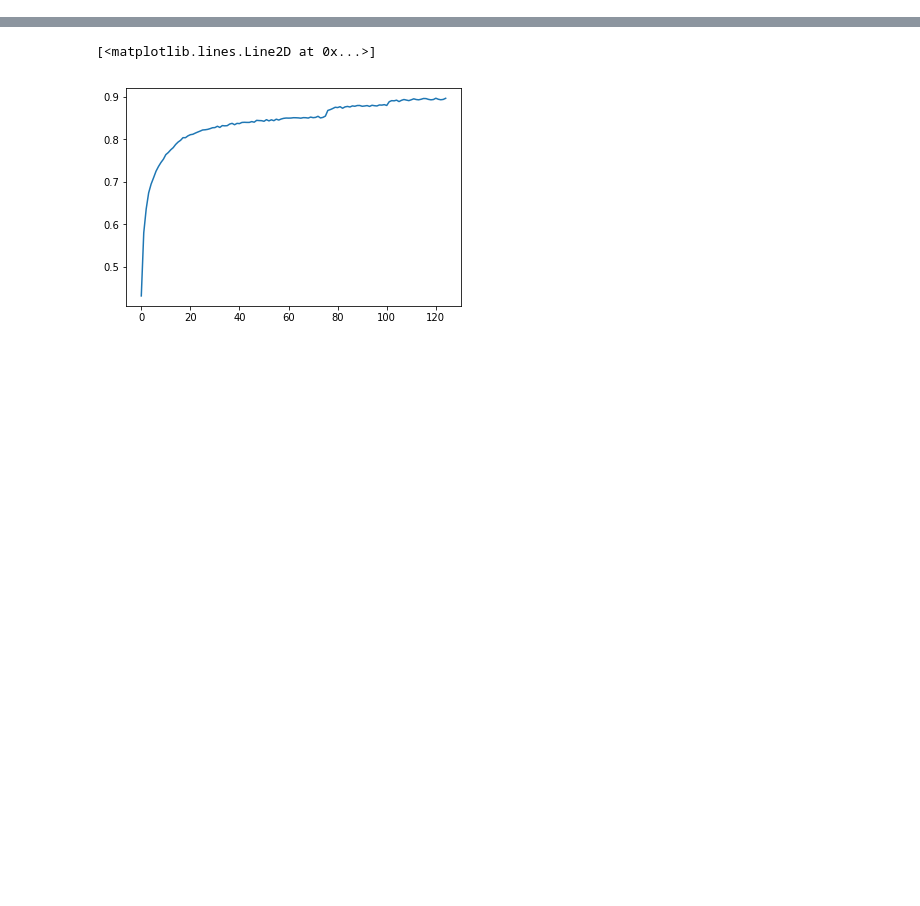
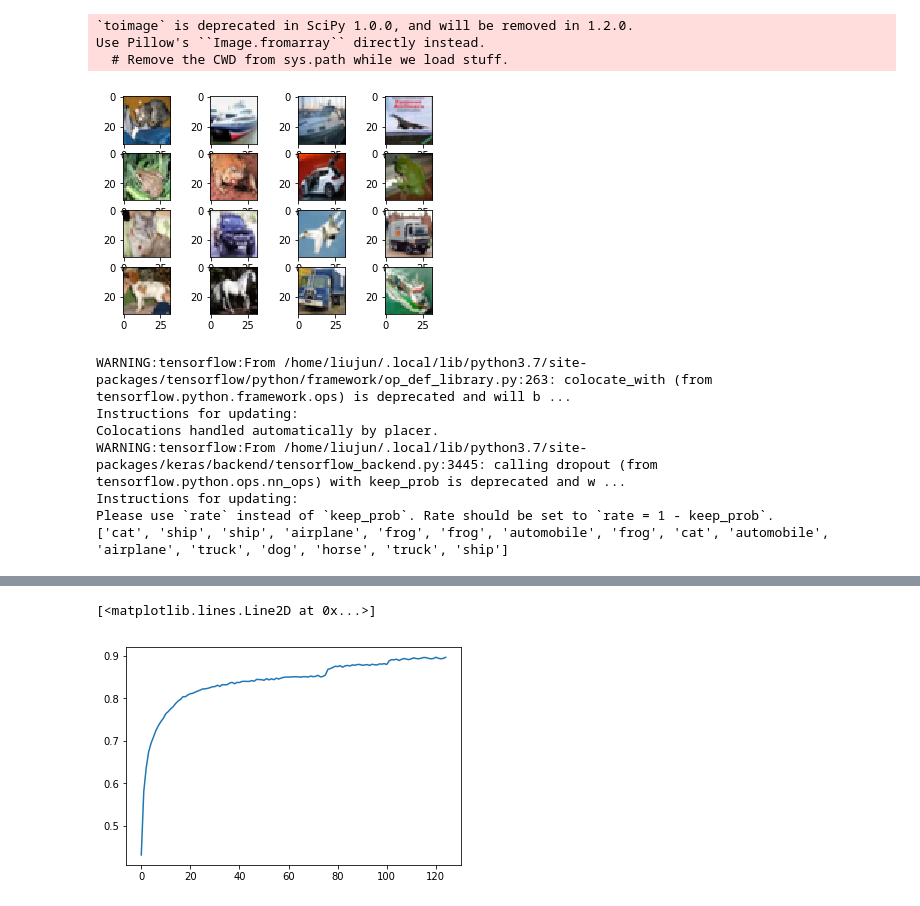
Before and after one commit to shuyizhang2019/cifar10, a Jupyter notebook: 6_layer_cnn.ipynb, the cells around one changed output, grey strips where cells are left out. Saved outputs shown, nothing was run; the diff lists cells and outputs as text; code cells hidden in the pictures; blank space fills up the shorter version.

```diff
--- a/6_layer_cnn.ipynb
+++ b/6_layer_cnn.ipynb
@@ -143,2 +151,52 @@ Test result: 70.480 loss: 0.973
+# %%
+import keras
+from keras.models import Sequential
+from keras.utils import np_utils
+from keras.preprocessing.image import ImageDataGenerator
+from keras.layers import Dense, Activation, Flatten, Dropout, BatchNormalization
+from keras.layers import Conv2D, MaxPooling2D
+from keras.datasets import cifar10
+from keras import regularizers
+from keras.callbacks import LearningRateScheduler
+import numpy as np
+import pickle
+from keras.models import model_from_json
+
+(x_train, y_train), (x_test, y_test) = cifar10.load_data()
+
+x_train = x_train.astype('float32')
+x_test = x_test.astype('float32')
+
+# mean-std normalization
+mean = np.mean(x_train,axis=(0,1,2,3))
+std = np.std(x_train,axis=(0,1,2,3))
+x_train = (x_train-mean)/(std+1e-7)
+x_test = (x_test-mean)/(std+1e-7)
+
+show_imgs(x_test[:16])
+
+# Load trained CNN model
+json_file = open('model2.json', 'r')
+loaded_model_json = json_file.read()
+json_file.close()
+model = model_from_json(loaded_model_json)
+model.load_weights('model2.h5')
+
+labels =  ['airplane','automobile','bird','cat','deer','dog','frog','horse','ship','truck']
+
+indices = np.argmax(model.predict(x_test[:16]),1)
+print ([labels[x] for x in indices])
+# %% [output]
+`toimage` is deprecated in SciPy 1.0.0, and will be removed in 1.2.0.
+Use Pillow's ``Image.fromarray`` directly instead.
+  # Remove the CWD from sys.path while we load stuff.
+[figure, added]
+WARNING:tensorflow:From /home/liujun/.local/lib/python3.7/site-packages/tensorflow/python/framework/op_def_library.py:263: colocate_with (from tensorflow.python.framework.ops) is deprecated and will b ...
+Instructions for updating:
+Colocations handled automatically by placer.
+WARNING:tensorflow:From /home/liujun/.local/lib/python3.7/site-packages/keras/backend/tensorflow_backend.py:3445: calling dropout (from tensorflow.python.ops.nn_ops) with keep_prob is deprecated and w ...
+Instructions for updating:
+Please use `rate` instead of `keep_prob`. Rate should be set to `rate = 1 - keep_prob`.
+['cat', 'ship', 'ship', 'airplane', 'frog', 'frog', 'automobile', 'frog', 'cat', 'automobile', 'airplane', 'truck', 'dog', 'horse', 'truck', 'ship']
 # %%
 import pickle
```
Also changed, not shown: parts of 6 cells of this notebook, 3 other files.
